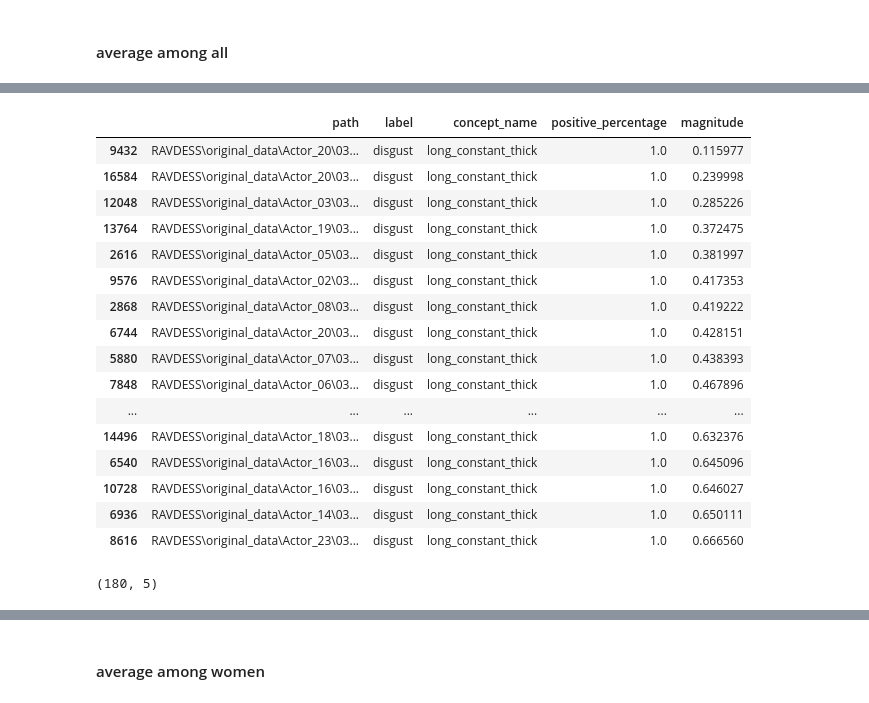
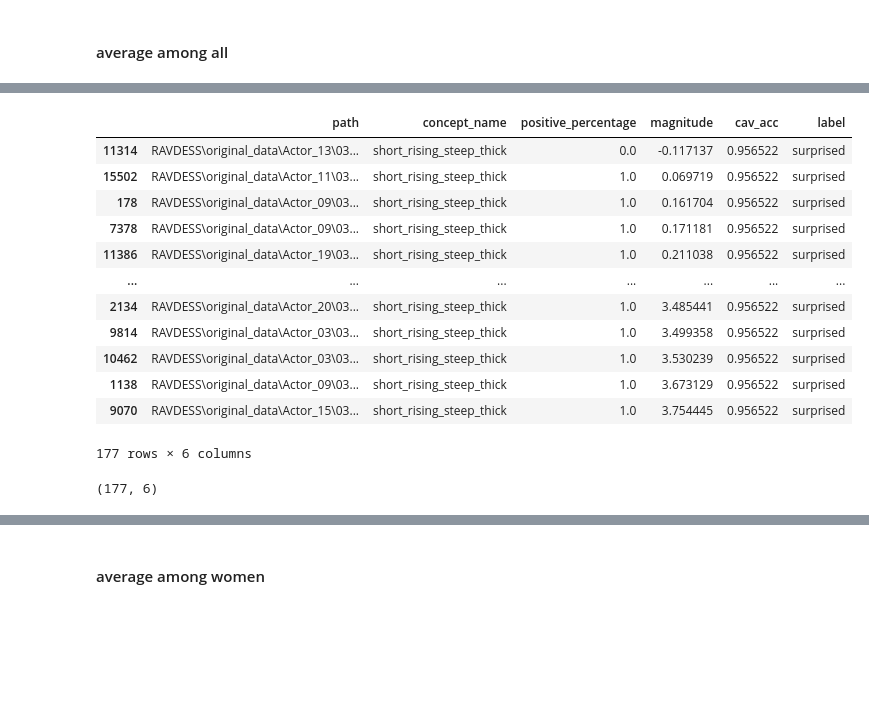
Before and after one commit to Ely6899/Audio_processing_project, a Jupyter notebook: Models/SentimentAnalysis/data_examination.ipynb, the cells around one changed output, grey strips where cells are left out. Drawn from its saved outputs; the diff is of its cells as text; code cells hidden in the pictures; blank space fills up the shorter version.

```diff
--- a/Models/SentimentAnalysis/data_examination.ipynb
+++ b/Models/SentimentAnalysis/data_examination.ipynb
@@ -132,18 +139,18 @@ display(df_merged.describe())
 # %% [markdown]
 #### average among all
 # %%
-# load tcav_per_sample_with_attributes.csv
-df_merged = pd.read_csv(Path(r'tcav_per_sample_with_attributes.csv'))
+# load tcav_per_sample_with_acc.csv
+per_sample_df = pd.read_csv(Path(r'tcav_per_sample_with_acc.csv'))
 
 # drop rows whose true_label != predicted_label
-df_merged = df_merged[df_merged['true_label'] == df_merged['predicted_label']]
+per_sample_df = per_sample_df[per_sample_df['true_label'] == per_sample_df['predicted_label']]
 
 # rename 'predicted_label' to 'label'
-df_merged = df_merged.rename(columns={'predicted_label': 'label'})
+per_sample_df = per_sample_df.rename(columns={'predicted_label': 'label'})
 
 # drop unnecessary columns
-df_merged = df_merged.drop(columns=['true_label', 'predicted_probability', 'layer_name'])
+per_sample_df = per_sample_df.drop(columns=['true_label', 'predicted_probability', 'layer_name'])
 
-display(df_merged.head(5))
-display(df_merged.describe())
+display(per_sample_df.head(5))
+display(per_sample_df.describe())
 # %% [output]
@@ -210,26 +204,23 @@ display(df_groupby)
 # %%
-# give all the rows with disgust and long_constant_thick sorted by magnitude
-df_merged = df_merged[(df_merged['label'] == 'disgust') & (df_merged['concept_name'] == 'long_dropping_steep_thin')]
-df_merged = df_merged.sort_values(by='magnitude', ascending=True)
-display(df_merged.head(20))
-df_merged.shape
+# give all the rows with surprised and short_rising_steep_thick sorted by magnitude
+label_concept_df = per_sample_df[(per_sample_df['label'] == 'surprised')
+                                 & (per_sample_df['concept_name'] == 'short_rising_steep_thick')]
+label_concept_df = label_concept_df.sort_values(by='magnitude', ascending=True)
+display(label_concept_df)
+label_concept_df.shape
 # %% [output]
-|  | path | label | concept_name | positive_percentage | magnitude |
-| 9432 | RAVDESS\original_data\Actor_20\03... | disgust | long_constant_thick | 1.0 | 0.115977 |
-| 16584 | RAVDESS\original_data\Actor_20\03... | disgust | long_constant_thick | 1.0 | 0.239998 |
-| 12048 | RAVDESS\original_data\Actor_03\03... | disgust | long_constant_thick | 1.0 | 0.285226 |
-| 13764 | RAVDESS\original_data\Actor_19\03... | disgust | long_constant_thick | 1.0 | 0.372475 |
-| 2616 | RAVDESS\original_data\Actor_05\03... | disgust | long_constant_thick | 1.0 | 0.381997 |
-| 9576 | RAVDESS\original_data\Actor_02\03... | disgust | long_constant_thick | 1.0 | 0.417353 |
-| 2868 | RAVDESS\original_data\Actor_08\03... | disgust | long_constant_thick | 1.0 | 0.419222 |
-| 6744 | RAVDESS\original_data\Actor_20\03... | disgust | long_constant_thick | 1.0 | 0.428151 |
-| 5880 | RAVDESS\original_data\Actor_07\03... | disgust | long_constant_thick | 1.0 | 0.438393 |
-| 7848 | RAVDESS\original_data\Actor_06\03... | disgust | long_constant_thick | 1.0 | 0.467896 |
-| ... | ... | ... | ... | ... | ... |
-| 14496 | RAVDESS\original_data\Actor_18\03... | disgust | long_constant_thick | 1.0 | 0.632376 |
-| 6540 | RAVDESS\original_data\Actor_16\03... | disgust | long_constant_thick | 1.0 | 0.645096 |
-| 10728 | RAVDESS\original_data\Actor_16\03... | disgust | long_constant_thick | 1.0 | 0.646027 |
-| 6936 | RAVDESS\original_data\Actor_14\03... | disgust | long_constant_thick | 1.0 | 0.650111 |
-| 8616 | RAVDESS\original_data\Actor_23\03... | disgust | long_constant_thick | 1.0 | 0.666560 |
+|  | path | concept_name | positive_percentage | magnitude | cav_acc | label |
+| 11314 | RAVDESS\original_data\Actor_13\03... | short_rising_steep_thick | 0.0 | -0.117137 | 0.956522 | surprised |
+| 15502 | RAVDESS\original_data\Actor_11\03... | short_rising_steep_thick | 1.0 | 0.069719 | 0.956522 | surprised |
+| 178 | RAVDESS\original_data\Actor_09\03... | short_rising_steep_thick | 1.0 | 0.161704 | 0.956522 | surprised |
+| 7378 | RAVDESS\original_data\Actor_09\03... | short_rising_steep_thick | 1.0 | 0.171181 | 0.956522 | surprised |
+| 11386 | RAVDESS\original_data\Actor_19\03... | short_rising_steep_thick | 1.0 | 0.211038 | 0.956522 | surprised |
+| ... | ... | ... | ... | ... | ... | ... |
+| 2134 | RAVDESS\original_data\Actor_20\03... | short_rising_steep_thick | 1.0 | 3.485441 | 0.956522 | surprised |
+| 9814 | RAVDESS\original_data\Actor_03\03... | short_rising_steep_thick | 1.0 | 3.499358 | 0.956522 | surprised |
+| 10462 | RAVDESS\original_data\Actor_03\03... | short_rising_steep_thick | 1.0 | 3.530239 | 0.956522 | surprised |
+| 1138 | RAVDESS\original_data\Actor_09\03... | short_rising_steep_thick | 1.0 | 3.673129 | 0.956522 | surprised |
+| 9070 | RAVDESS\original_data\Actor_15\03... | short_rising_steep_thick | 1.0 | 3.754445 | 0.956522 | surprised |
-(180, 5)
+177 rows × 6 columns
+(177, 6)
 # %%
```
Also changed, not shown: parts of 18 cells of this notebook, 1 other file.
